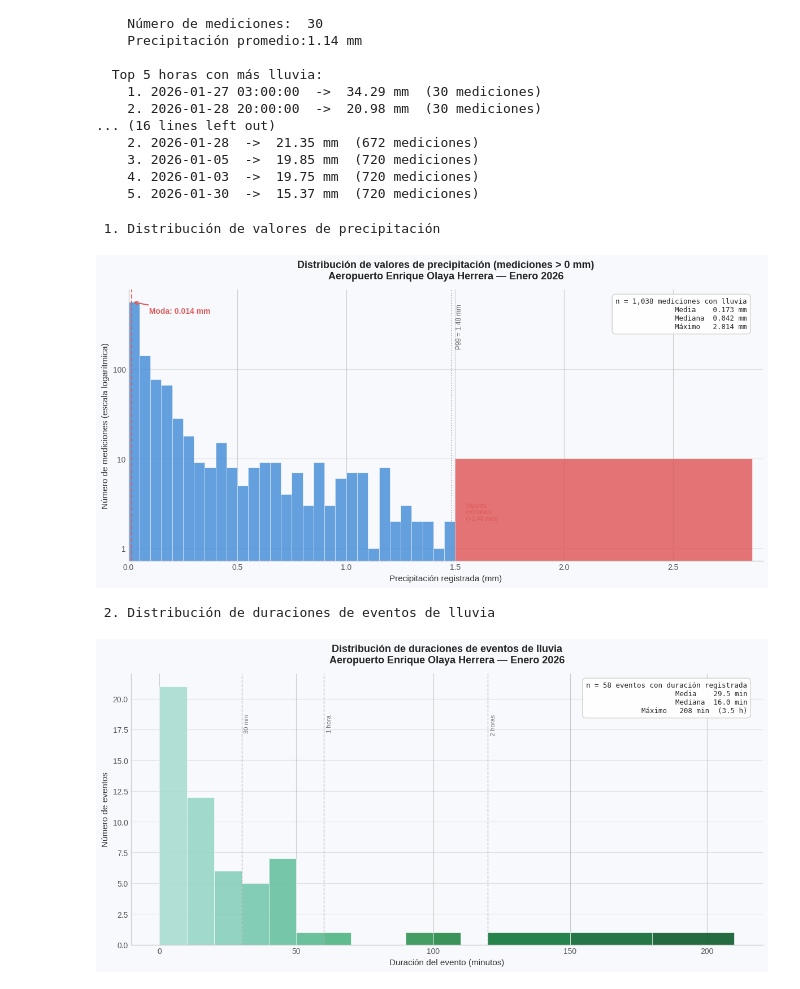
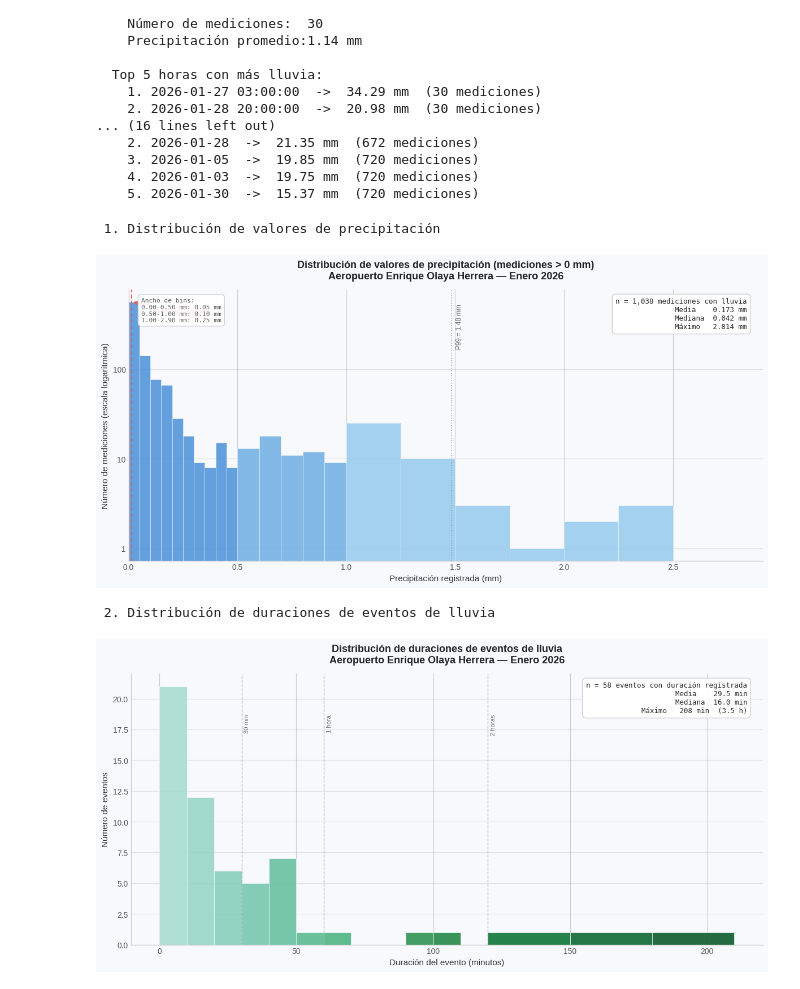
Before and after one commit to Alex-sklx0/iaupb_simulacro_02, a Jupyter notebook: iaupb_solucion_simulacro_02.ipynb, the cells around one changed output. Drawn from its saved outputs; the diff is of its cells as text; code cells hidden in the pictures.

```diff
--- a/iaupb_solucion_simulacro_02.ipynb
+++ b/iaupb_solucion_simulacro_02.ipynb
@@ -330,8 +322,6 @@ if len(lluvia_por_dia) > 0:
 import matplotlib.ticker as mticker
 import warnings
 warnings.filterwarnings('ignore')
-
-
 
 plt.style.use('seaborn-v0_8-whitegrid')
 
@@ -342,9 +332,13 @@ print("\n 1. Distribución de valores de precipitación ")
 
 lluvia_vals = df[df['ValorObservado'] > 0]['ValorObservado']
 moda = lluvia_vals.mode().values[0]
-p99 = np.percentile(lluvia_vals, 99)
 
-bins_g1 = list(np.arange(0, p99 + 0.05, 0.05)) + [lluvia_vals.max() + 0.05]
+# Bins progresivos según densidad de datos
+bins_g1 = (
+    list(np.arange(0.00, 0.50, 0.05)) +
+    list(np.arange(0.50, 1.00, 0.10)) +
+    list(np.arange(1.00, 2.90, 0.25))
+)
 
 fig, ax = plt.subplots(figsize=(12, 6))
 fig.patch.set_facecolor('#F7F9FC')
@@ -352,14 +346,17 @@ ax.set_facecolor('#F7F9FC')
 
 n, bins_out, patches = ax.hist(
     lluvia_vals, bins=bins_g1,
-    color='#4A90D9', edgecolor='white', linewidth=0.4, alpha=0.85
+    edgecolor='white', linewidth=0.4, alpha=0.85
 )
 
-# Bin de cola (>P99) en rojo para distinguir valores extremos
-for i, (b0, _) in enumerate(zip(bins_out[:-1], bins_out[1:])):
-    if b0 >= p99:
-        patches[i].set_facecolor('#E05C5C')
-        patches[i].set_alpha(0.85)
+# Colorear bins con tonos progresivos de azul
+for i, patch in enumerate(patches):
+    if i < 10:  # Bins de 0.05 mm
+        patch.set_facecolor('#4A90D9')
+    elif i < 15:  # Bins de 0.10 mm
+        patch.set_facecolor('#6FAEE3')
+    else:  # Bins de 0.25 mm
+        patch.set_facecolor('#94CBED')
 
 # Línea y etiqueta de la moda
 moda_y = n[np.digitize(moda, bins_out) - 1]
@@ -372,16 +369,25 @@ ax.annotate(
     fontsize=10, color='#E05C5C', fontweight='bold'
 )
 
-# Línea punteada
+# Línea punteada P99
+p99 = np.percentile(lluvia_vals, 99)
 ax.axvline(p99, color='#888', linestyle=':', linewidth=1.2, alpha=0.7)
 ax.text(p99 + 0.02, ax.get_ylim()[1] * 0.9,
         f'P99 = {p99:.2f} mm',
         fontsize=8.5, color='#666', rotation=90, va='top')
 
-# Etiqueta rojo
-ax.text(p99 + 0.05, 2,
-        f'  Valores\n  extremos\n  (>{p99:.2f} mm)',
-        fontsize=8, color='#E05C5C', va='bottom')
+# Leyenda de bins
+leyenda_text = (
+    "Ancho de bins:\n"
+    "0.00-0.50 mm: 0.05 mm\n"
+    "0.50-1.00 mm: 0.10 mm\n"
+    "1.00-2.90 mm: 0.25 mm"
+)
+ax.text(0.02, 0.97, leyenda_text, transform=ax.transAxes,
+        va='top', ha='left', fontsize=8,
+        bbox=dict(boxstyle='round,pad=0.5', facecolor='white',
+                  edgecolor='#CCCCCC', alpha=0.9),
+        fontfamily='monospace', color='#555')
 
 # Cuadro de estadísticas
 stats = (
@@ -455,33 +461,33 @@ if len(eventos_lluvia_df) > 0:
             f"Mediana  {eventos_con_dur.median():.1f} min\n"
             f"Máximo   {max_dur:.0f} min  ({max_dur / 60:.1f} h)"
         )
         ax.text(0.975, 0.97, stats2, transform=ax.transAxes,
                 va='top', ha='right', fontsize=9,
                 bbox=dict(boxstyle='round,pad=0.5', facecolor='white',
                           edgecolor='#CCCCCC', alpha=0.9),
                 fontfamily='monospace')
 
         ax.set_title(
             'Distribución de duraciones de eventos de lluvia\n'
             'Aeropuerto Enrique Olaya Herrera — Enero 2026',
             fontsize=13, fontweight='bold', pad=14, color='#222'
         )
         ax.set_xlabel('Duración del evento (minutos)', fontsize=11, color='#333')
         ax.set_ylabel('Número de eventos', fontsize=11, color='#333')
         ax.spines[['top', 'right']].set_visible(False)
         ax.spines[['left', 'bottom']].set_color('#CCCCCC')
         ax.tick_params(colors='#555')
         ax.grid(axis='y', alpha=0.3, color='#AAAAAA')
 
         plt.tight_layout()
         plt.show()
 
     else:
         print("  No hay eventos con duración registrada para graficar.")
 else:
     print("  No hay eventos de lluvia disponibles para graficar.")
 # %% [output]
  1. Distribución de valores de precipitación
-[figure, old version]
+[figure, new version]
  2. Distribución de duraciones de eventos de lluvia
 [figure]
```
Also changed, not shown: parts of 4 cells of this notebook.
